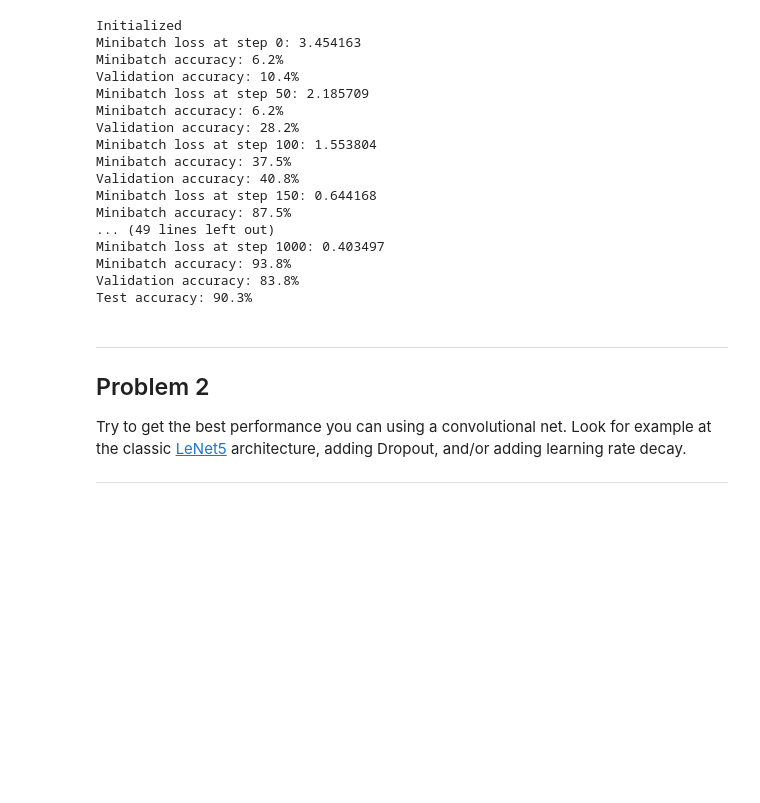
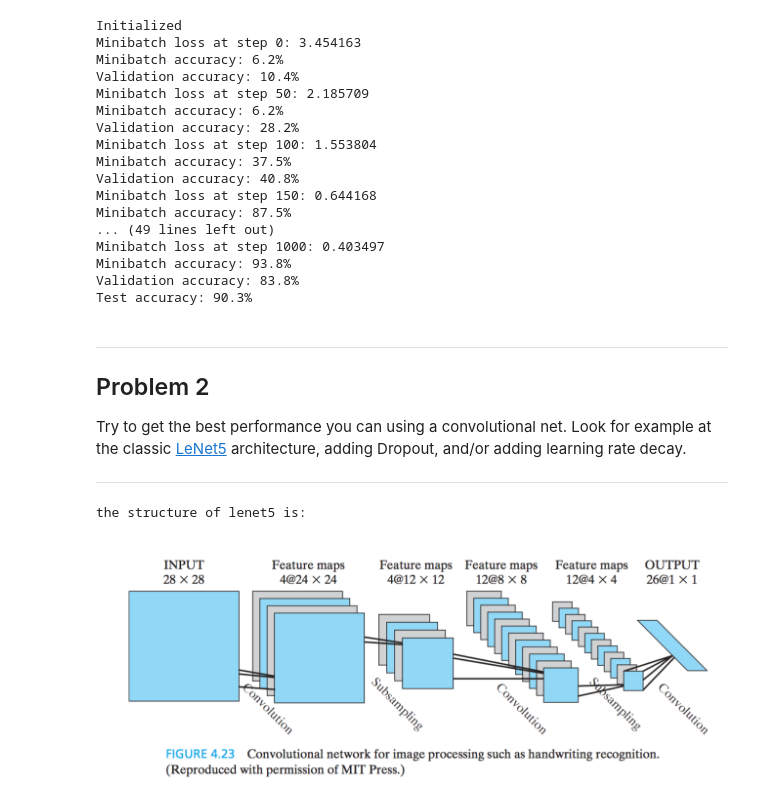
Before and after one commit to nladuo/ml-study-stuff, a Jupyter notebook: Deep-Learning/4_convolutions.ipynb, the cells around one changed output. Saved outputs shown, nothing was run; the diff lists cells and outputs as text; code cells hidden in the pictures; blank space fills up the shorter version.

Commit message:
new file:   Deep-Learning/4_lenet.png

```diff
--- a/Deep-Learning/4_convolutions.ipynb
+++ b/Deep-Learning/4_convolutions.ipynb
@@ -277,3 +277,11 @@ Problem 2
 Try to get the best performance you can using a convolutional net. Look for example at the classic [LeNet5](http://yann.lecun.com/exdb/lenet/) architecture, adding Dropout, and/or adding learning rate decay.
 
 ---
+# %%
+# 从《神经网络与机器学习》这本书上找到的作为28*28为输入的网络结构如下
+from IPython.display import display, Image
+print("the structure of lenet5 is:")
+display(Image(filename="4_lenet.png"))
+# %% [output]
+the structure of lenet5 is:
+[figure, added]
```
Also changed, not shown: 1 other file.
